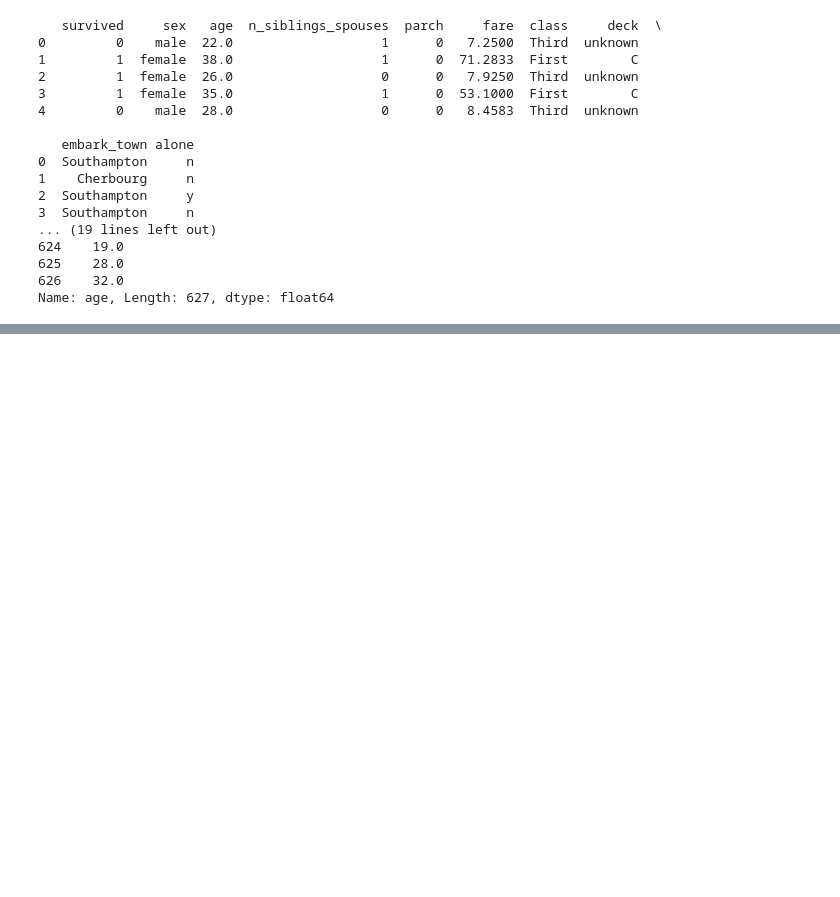
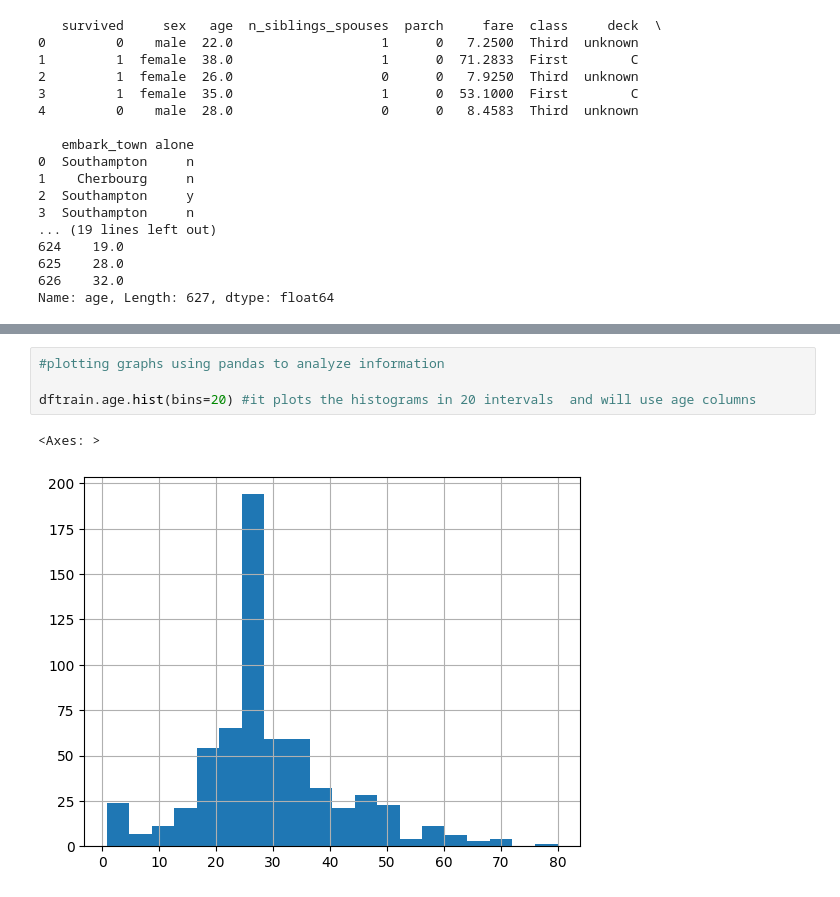
Before and after one commit to muzammil-max/ML-and-DL-Journey, a Jupyter notebook: Class01.ipynb, the cells around one changed output, grey strips where cells are left out. Saved outputs shown, nothing was run; the diff lists cells and outputs as text; blank space fills up the shorter version.

```diff
--- a/Class01.ipynb
+++ b/Class01.ipynb
@@ -56,0 +103,7 @@ Name: age, Length: 627, dtype: float64
+# %%
+#plotting graphs using pandas to analyze information
+
+dftrain.age.hist(bins=20) #it plots the histograms in 20 intervals  and will use age columns
+# %% [output]
+<Axes: >
+[figure, added]
```
Also changed, not shown: parts of 4 cells of this notebook.
